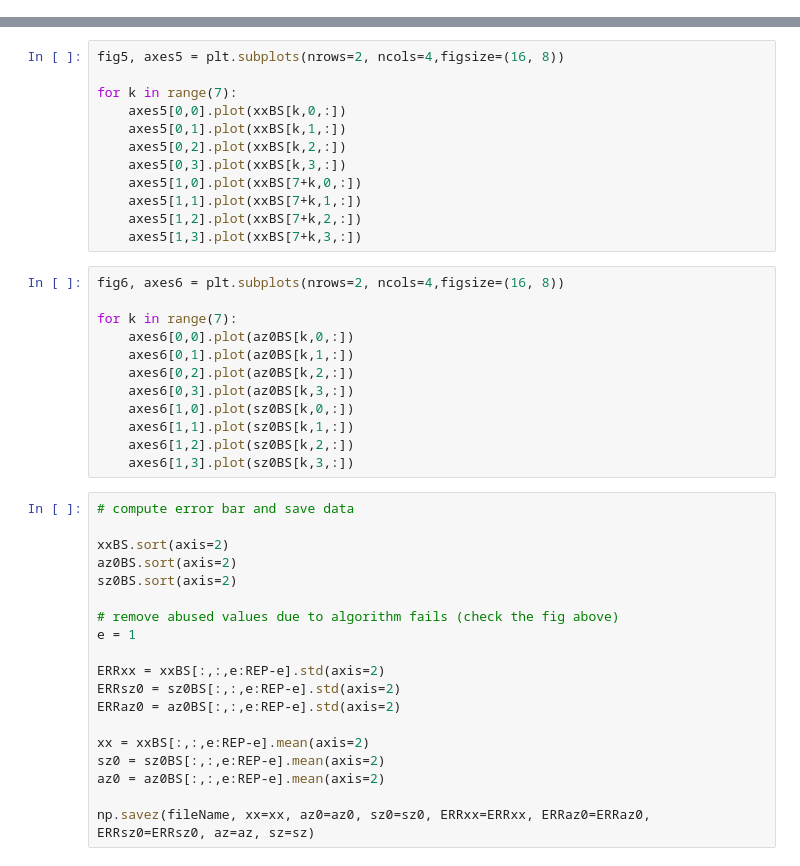
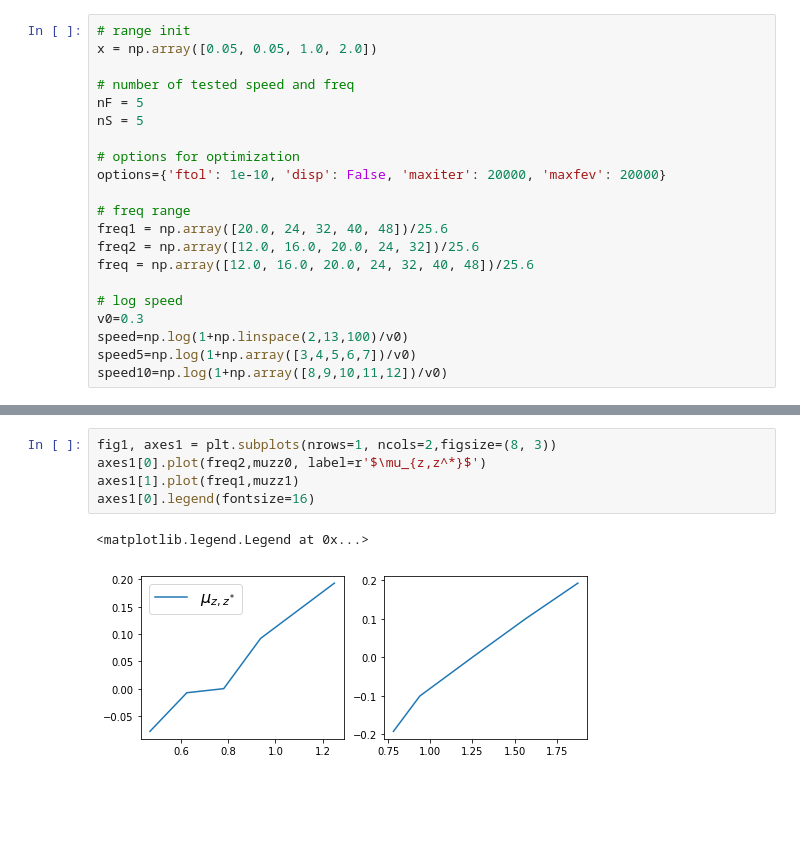
Before and after one commit to JonathanVacher/projects, a Jupyter notebook: bayesian_observer/syntheticDataFit.ipynb, the cells around one changed output, grey strips where cells are left out. Drawn from its saved outputs; the diff is of its cells as text; blank space fills up the shorter version.

```diff
--- a/bayesian_observer/syntheticDataFit.ipynb
+++ b/bayesian_observer/syntheticDataFit.ipynb
@@ -23 +21,22 @@ matplotlib.rc('font', family='serif')
 %matplotlib inline
+# %%
+# range init
+x = np.array([0.05, 0.05, 1.0, 2.0])
+
+# number of tested speed and freq
+nF = 5
+nS = 5
+
+# options for optimization
+options={'ftol': 1e-10, 'disp': False, 'maxiter': 20000, 'maxfev': 20000}
+
+# freq range
+freq1 = np.array([20.0, 24, 32, 40, 48])/25.6
+freq2 = np.array([12.0, 16.0, 20.0, 24, 32])/25.6
+freq = np.array([12.0, 16.0, 20.0, 24, 32, 40, 48])/25.6
+
+# log speed
+v0=0.3
+speed=np.log(1+np.linspace(2,13,100)/v0)
+speed5=np.log(1+np.array([3,4,5,6,7])/v0)
+speed10=np.log(1+np.array([8,9,10,11,12])/v0)
@@ -457,43 +221,8 @@ Repetition: 2 / 500
-# %%
-fig5, axes5 = plt.subplots(nrows=2, ncols=4,figsize=(16, 8))
-
-for k in range(7):
-    axes5[0,0].plot(xxBS[k,0,:])
-    axes5[0,1].plot(xxBS[k,1,:])
-    axes5[0,2].plot(xxBS[k,2,:])
-    axes5[0,3].plot(xxBS[k,3,:])
-    axes5[1,0].plot(xxBS[7+k,0,:])
-    axes5[1,1].plot(xxBS[7+k,1,:])
-    axes5[1,2].plot(xxBS[7+k,2,:])
-    axes5[1,3].plot(xxBS[7+k,3,:])
-# %%
-fig6, axes6 = plt.subplots(nrows=2, ncols=4,figsize=(16, 8))
-
-for k in range(7):
-    axes6[0,0].plot(az0BS[k,0,:])
-    axes6[0,1].plot(az0BS[k,1,:])
-    axes6[0,2].plot(az0BS[k,2,:])
-    axes6[0,3].plot(az0BS[k,3,:])
-    axes6[1,0].plot(sz0BS[k,0,:])
-    axes6[1,1].plot(sz0BS[k,1,:])
-    axes6[1,2].plot(sz0BS[k,2,:])
-    axes6[1,3].plot(sz0BS[k,3,:])
-# %%
-# compute error bar and save data
-
-xxBS.sort(axis=2)
-az0BS.sort(axis=2)
-sz0BS.sort(axis=2)
-
-# remove abused values due to algorithm fails (check the fig above)
-e = 1
-
-ERRxx = xxBS[:,:,e:REP-e].std(axis=2)
-ERRsz0 = sz0BS[:,:,e:REP-e].std(axis=2)
-ERRaz0 = az0BS[:,:,e:REP-e].std(axis=2)
-
-xx = xxBS[:,:,e:REP-e].mean(axis=2)
-sz0 = sz0BS[:,:,e:REP-e].mean(axis=2)
-az0 = az0BS[:,:,e:REP-e].mean(axis=2)
-
-np.savez(fileName, xx=xx, az0=az0, sz0=sz0, ERRxx=ERRxx, ERRaz0=ERRaz0, ERRsz0=ERRsz0, az=az, sz=sz)
+# %%
+fig1, axes1 = plt.subplots(nrows=1, ncols=2,figsize=(8, 3))
+axes1[0].plot(freq2,muzz0, label=r'$\mu_{z,z^*}$')
+axes1[1].plot(freq1,muzz1)
+axes1[0].legend(fontsize=16)
+# %% [output]
+<matplotlib.legend.Legend at 0x...>
+[figure, added]
```
Also changed, not shown: parts of 25 cells of this notebook, 15 other files.
